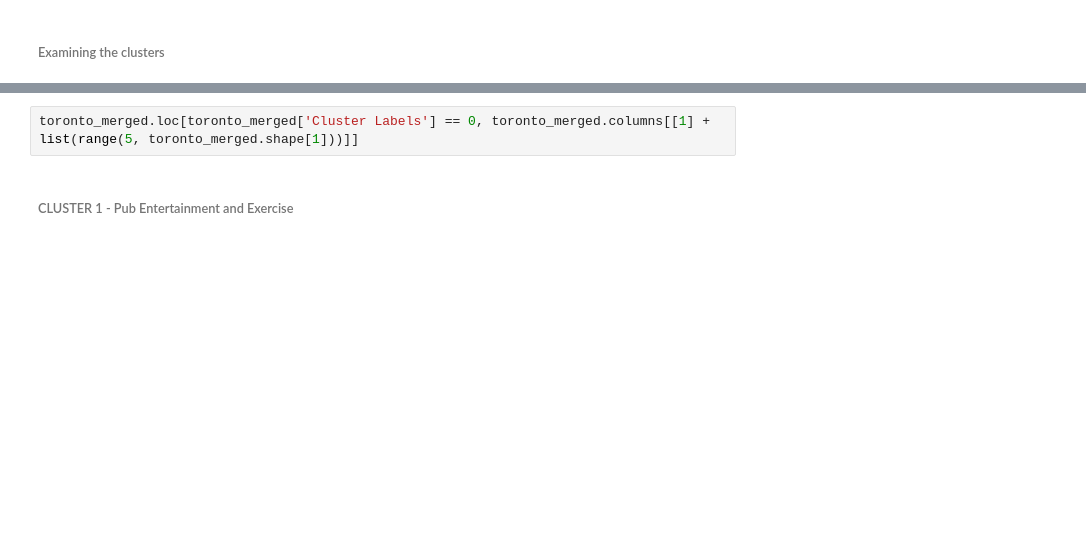
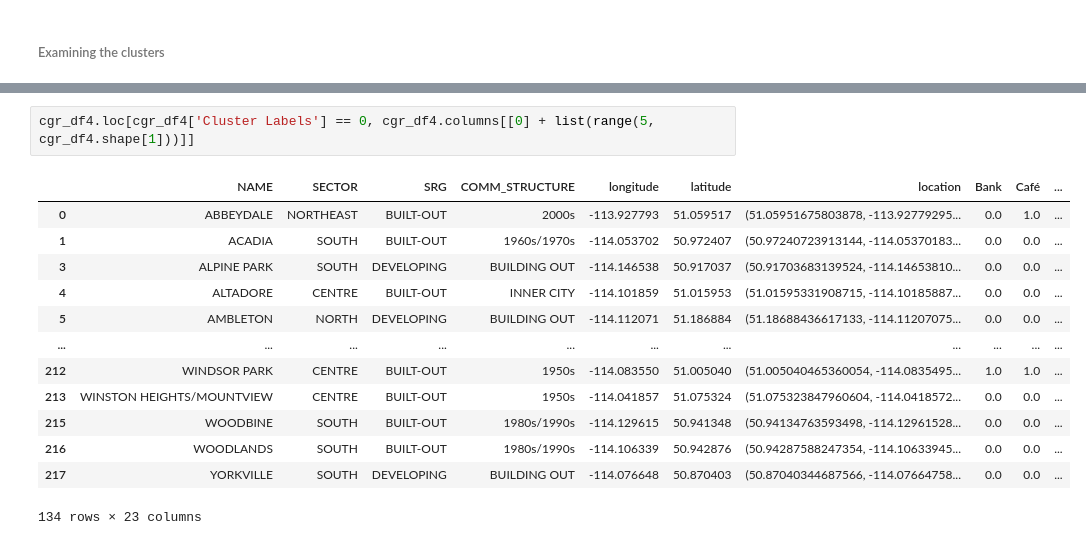
Before and after one commit to arpitachakrawarti/Coursera_Capstone, a Jupyter notebook: Coursera_Capstone_Notebook.ipynb, the cells around one changed output, grey strips where cells are left out. Saved outputs shown, nothing was run; the diff lists cells and outputs as text; blank space fills up the shorter version.

```diff
--- a/Coursera_Capstone_Notebook.ipynb
+++ b/Coursera_Capstone_Notebook.ipynb
@@ -609,4 +546,16 @@ map_clusters
 # %%
-toronto_merged.loc[toronto_merged['Cluster Labels'] == 0, toronto_merged.columns[[1] + list(range(5, toronto_merged.shape[1]))]]
+cgr_df4.loc[cgr_df4['Cluster Labels'] == 0, cgr_df4.columns[[0] + list(range(5, cgr_df4.shape[1]))]]
+# %% [output]
+|  | NAME | SECTOR | SRG | COMM_STRUCTURE | longitude | latitude | location | Bank | Café | ... |
+| 0 | ABBEYDALE | NORTHEAST | BUILT-OUT | 2000s | -113.927793 | 51.059517 | (51.05951675803878, -113.92779295... | 0.0 | 1.0 | ... |
+| 1 | ACADIA | SOUTH | BUILT-OUT | 1960s/1970s | -114.053702 | 50.972407 | (50.97240723913144, -114.05370183... | 0.0 | 0.0 | ... |
+| 3 | ALPINE PARK | SOUTH | DEVELOPING | BUILDING OUT | -114.146538 | 50.917037 | (50.91703683139524, -114.14653810... | 0.0 | 0.0 | ... |
+| 4 | ALTADORE | CENTRE | BUILT-OUT | INNER CITY | -114.101859 | 51.015953 | (51.01595331908715, -114.10185887... | 0.0 | 0.0 | ... |
+| 5 | AMBLETON | NORTH | DEVELOPING | BUILDING OUT | -114.112071 | 51.186884 | (51.18688436617133, -114.11207075... | 0.0 | 0.0 | ... |
+| ... | ... | ... | ... | ... | ... | ... | ... | ... | ... | ... |
+| 212 | WINDSOR PARK | CENTRE | BUILT-OUT | 1950s | -114.083550 | 51.005040 | (51.005040465360054, -114.0835495... | 1.0 | 1.0 | ... |
+| 213 | WINSTON HEIGHTS/MOUNTVIEW | CENTRE | BUILT-OUT | 1950s | -114.041857 | 51.075324 | (51.075323847960604, -114.0418572... | 0.0 | 0.0 | ... |
+| 215 | WOODBINE | SOUTH | BUILT-OUT | 1980s/1990s | -114.129615 | 50.941348 | (50.94134763593498, -114.12961528... | 0.0 | 0.0 | ... |
+| 216 | WOODLANDS | SOUTH | BUILT-OUT | 1980s/1990s | -114.106339 | 50.942876 | (50.94287588247354, -114.10633945... | 0.0 | 0.0 | ... |
+| 217 | YORKVILLE | SOUTH | DEVELOPING | BUILDING OUT | -114.076648 | 50.870403 | (50.87040344687566, -114.07664758... | 0.0 | 0.0 | ... |
+134 rows × 23 columns
-# %% [markdown]
-<h6>CLUSTER 1  - Pub Entertainment and Exercise</h6>
```
Also changed, not shown: parts of 122 cells of this notebook, 1 other file.
